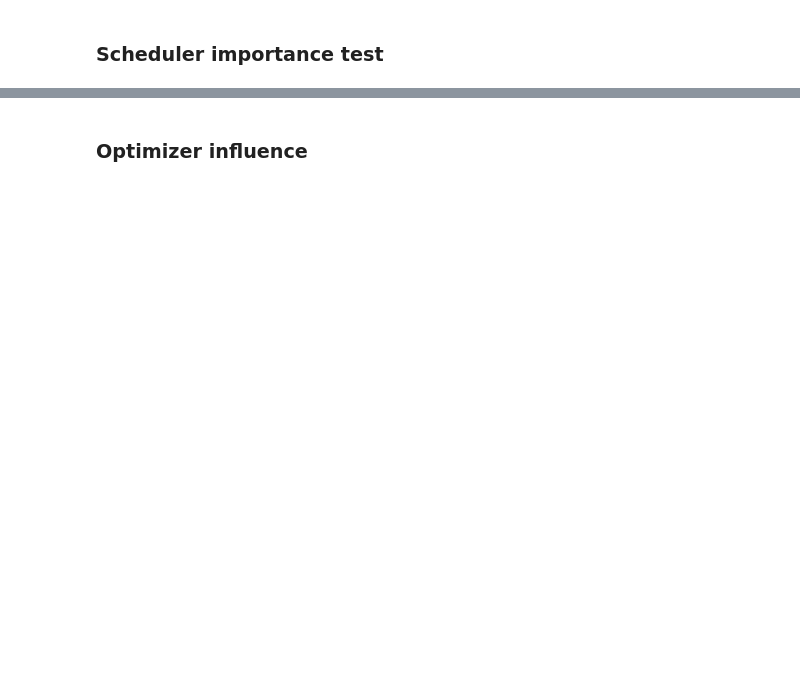
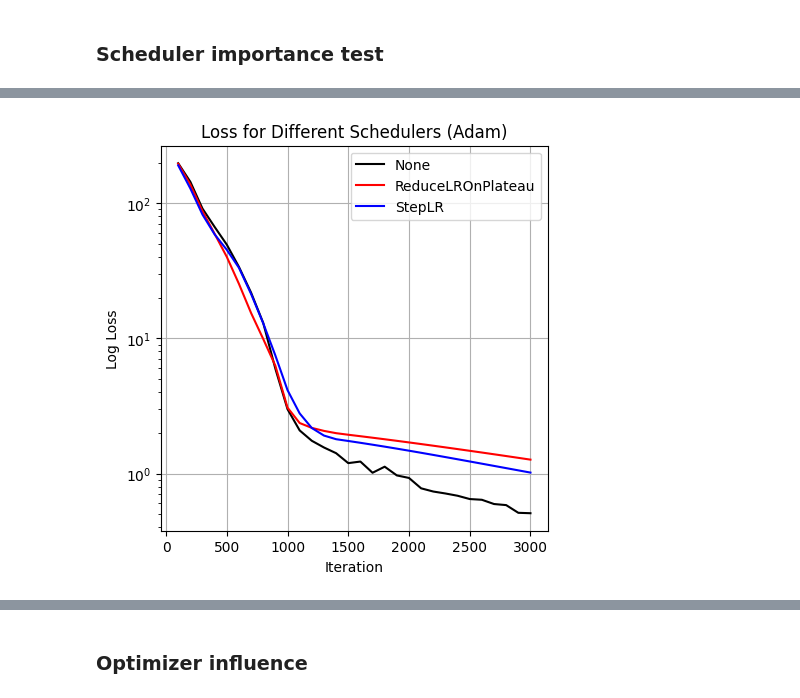
Before and after one commit to DikovAlexandr/PINN, a Jupyter notebook: TestPINN.ipynb, the cells around one changed output, grey strips where cells are left out. Cells and saved outputs as stored; diff of their text form; code cells hidden in the pictures; blank space fills up the shorter version.

```diff
--- a/TestPINN.ipynb
+++ b/TestPINN.ipynb
@@ -203,0 +226,22 @@ plot_scheduler_loss('out')
+# %%
+import os
+import pandas as pd
+
+data_adam_none = pd.read_csv(os.path.join(os.getcwd(),'docs/tests/schedulers/20x2_epoch3000_lr0_003_tanh_adam/HL_2_A_Tanh()_N_20_avg_scheduler_None.csv'))
+data_adam_reduce = pd.read_csv(os.path.join(os.getcwd(),'docs/tests/schedulers/20x2_epoch3000_lr0_003_tanh_adam/HL_2_A_Tanh()_N_20_avg_scheduler_ReduceLROnPlateau.csv'))
+data_adam_step = pd.read_csv(os.path.join(os.getcwd(),'docs/tests/schedulers/20x2_epoch3000_lr0_003_tanh_adam/HL_2_A_Tanh()_N_20_avg_scheduler_StepLR.csv'))
+
+plt.figure(figsize=(5, 5))
+plt.plot(data_adam_none['iteration'], data_adam_none['loss'], label='None', c='black')
+plt.plot(data_adam_reduce['iteration'], data_adam_reduce['loss'], label='ReduceLROnPlateau', c='red')
+plt.plot(data_adam_step['iteration'], data_adam_step['loss'], label='StepLR', c='blue')
+plt.xlabel('Iteration')
+plt.ylabel('Log Loss')
+plt.yscale('log')
+plt.title('Loss for Different Schedulers (Adam)')
+plt.legend()
+plt.grid(True)
+plt.savefig(os.path.join(os.getcwd(), 'docs', 'tests', 'schedulers', 'scheduler_loss_adam.png'))
+plt.show()
+# %% [output]
+[figure, added]
```
Also changed, not shown: parts of 43 cells of this notebook, 2 other files.
